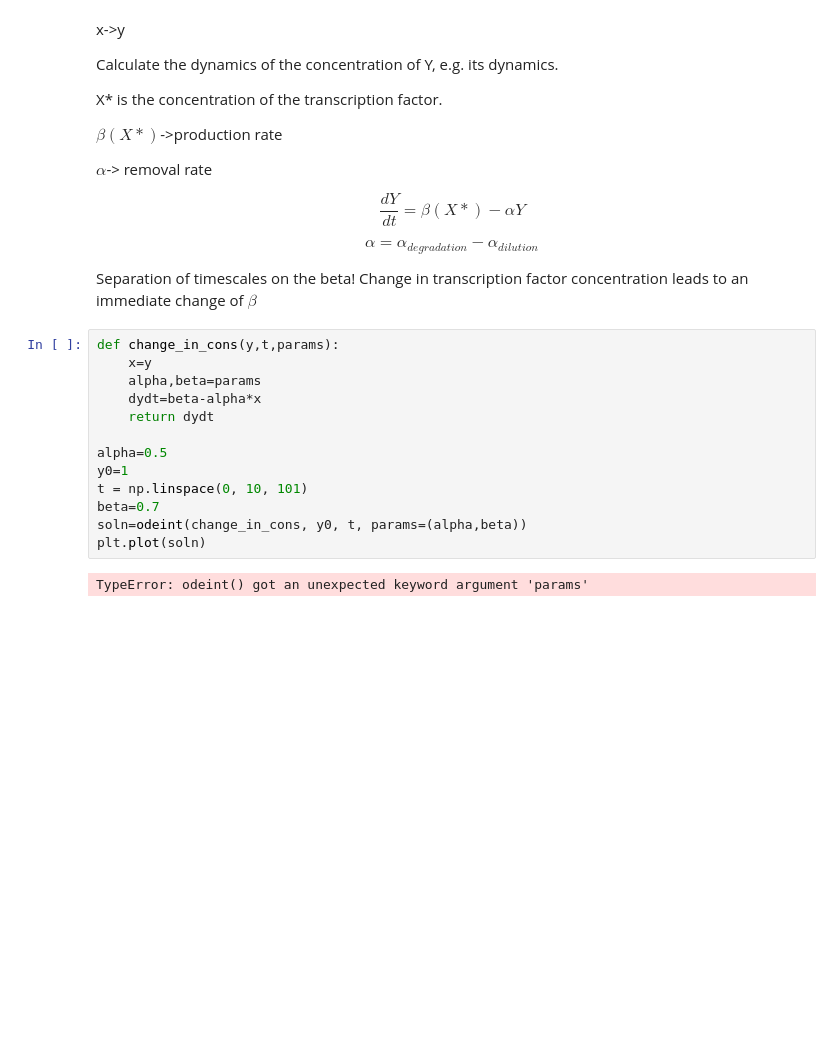
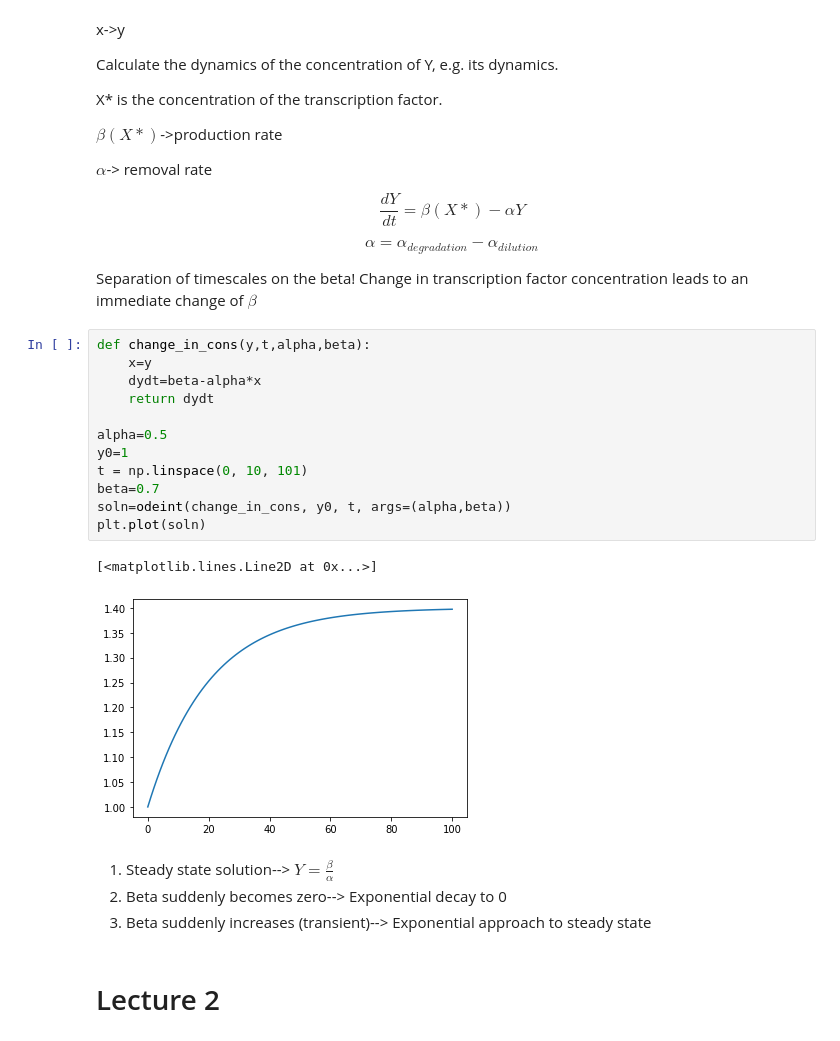
Before and after one commit to mariakesa/LearningBioinformatics, a Jupyter notebook: UriAlonSystemsBiologyLectures.ipynb, the cells around one changed output. Saved outputs shown, nothing was run; the diff lists cells and outputs as text; blank space fills up the shorter version.

Commit message:
Finish lecture 1

```diff
--- a/UriAlonSystemsBiologyLectures.ipynb
+++ b/UriAlonSystemsBiologyLectures.ipynb
@@ -69,17 +69,23 @@ $$\alpha=\alpha_{degradation}-\alpha_{dilution}$$
 
 Separation of timescales on the beta! Change in transcription factor concentration leads to an immediate change of $\beta$
 # %%
-def change_in_cons(y,t,params):
+def change_in_cons(y,t,alpha,beta):
     x=y
-    alpha,beta=params
     dydt=beta-alpha*x
     return dydt
 
 alpha=0.5
 y0=1
 t = np.linspace(0, 10, 101)
 beta=0.7
-soln=odeint(change_in_cons, y0, t, params=(alpha,beta))
+soln=odeint(change_in_cons, y0, t, args=(alpha,beta))
 plt.plot(soln)
 # %% [output]
-TypeError: odeint() got an unexpected keyword argument 'params'
+[<matplotlib.lines.Line2D at 0x...>]
+[figure, added]
+# %% [markdown]
+1. Steady state solution--> $Y=\frac{\beta}{\alpha}$
+2. Beta suddenly becomes zero--> Exponential decay to 0
+3. Beta suddenly increases (transient)--> Exponential approach to steady state
+# %% [markdown]
+# Lecture 2
```
